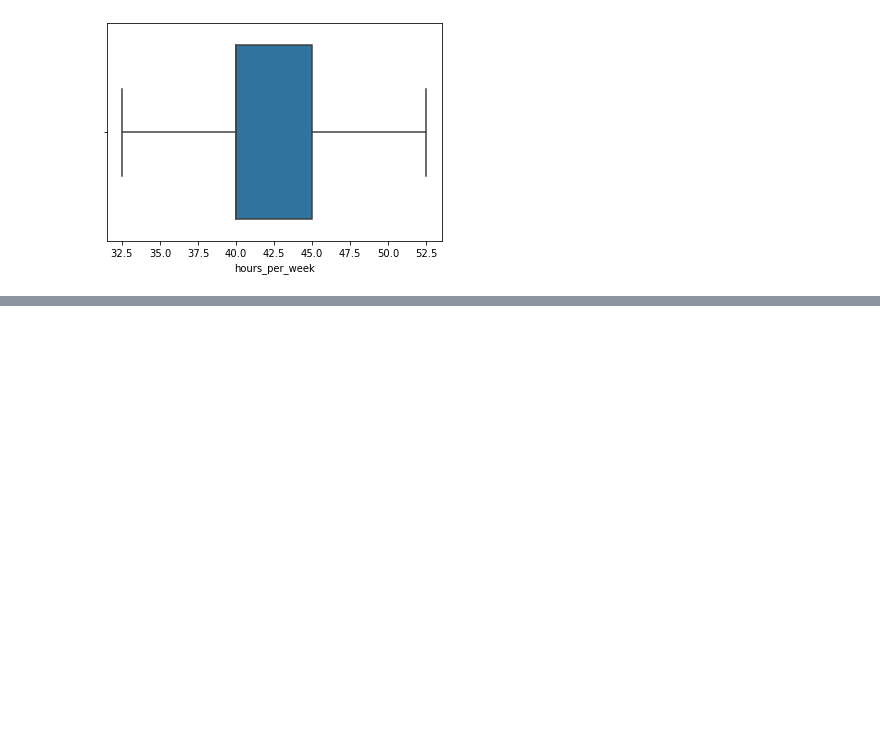
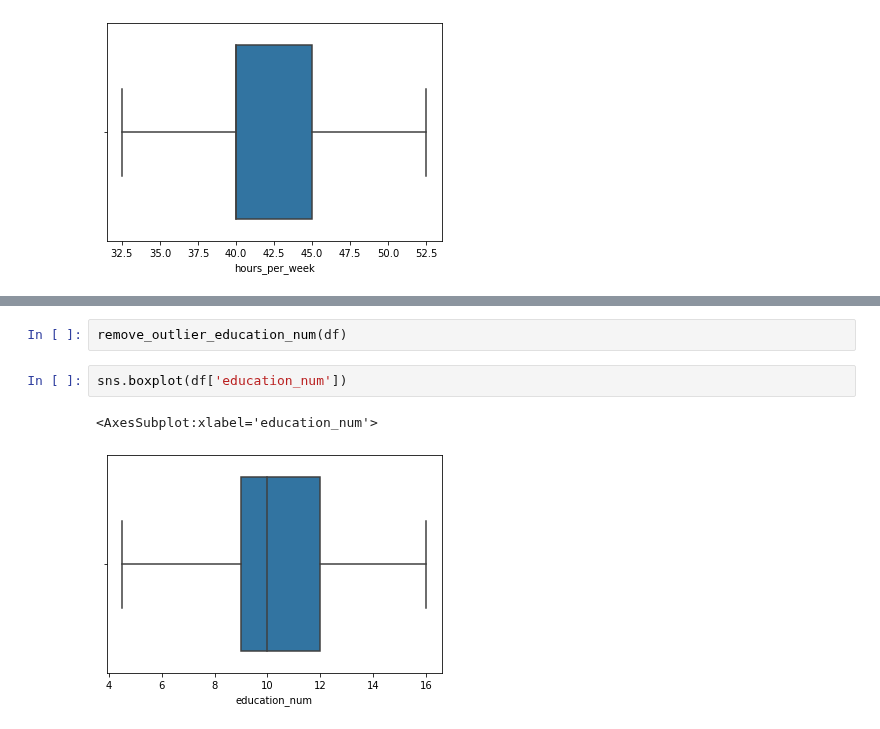
Before and after one commit to akritkbehera/Salary-Prediction-, a Jupyter notebook: Untitled.ipynb, the cells around one changed output, grey strips where cells are left out. Saved outputs shown, nothing was run; the diff lists cells and outputs as text; blank space fills up the shorter version.

```diff
--- a/Untitled.ipynb
+++ b/Untitled.ipynb
@@ -120,0 +135,7 @@ sns.boxplot(df['hours_per_week'])
+# %%
+remove_outlier_education_num(df)
+# %%
+sns.boxplot(df['education_num'])
+# %% [output]
+<AxesSubplot:xlabel='education_num'>
+[figure, added]
```
Also changed, not shown: parts of 25 cells of this notebook.
